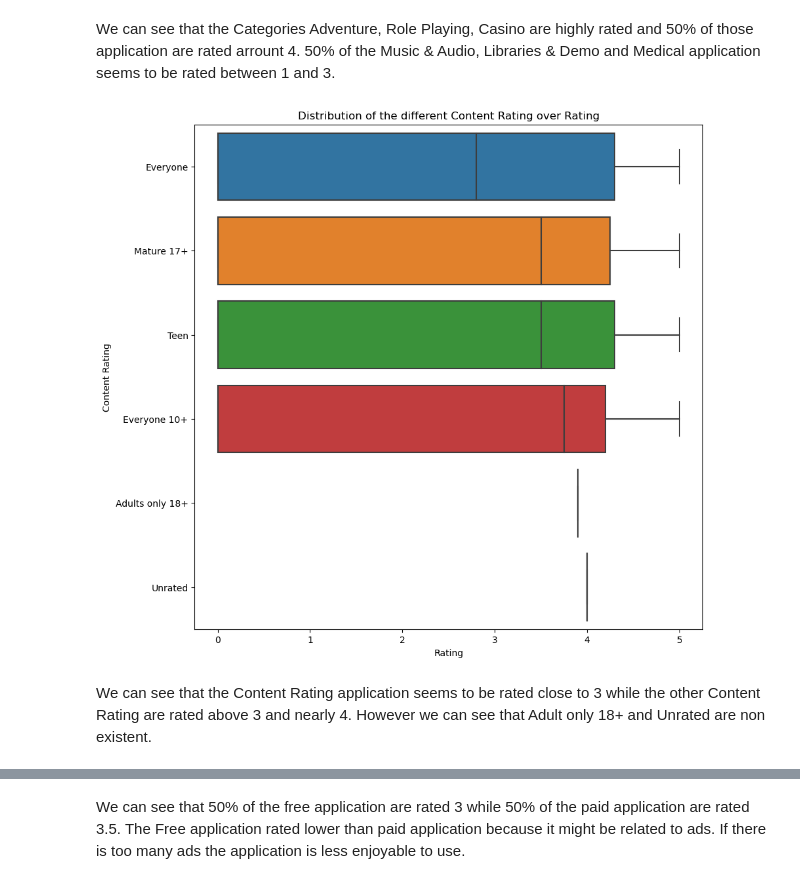
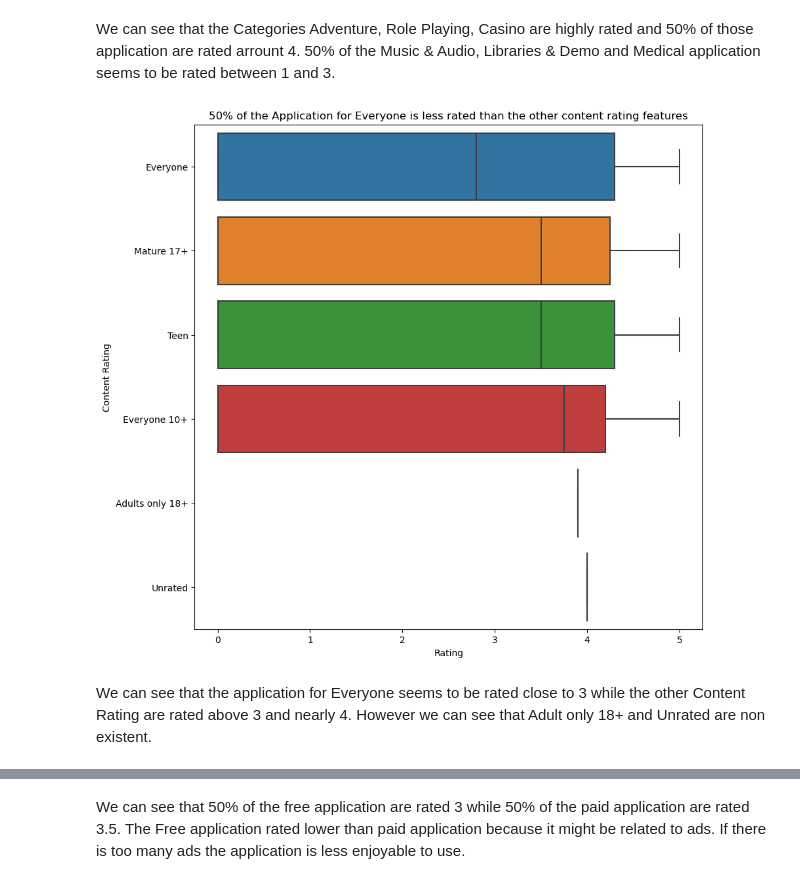
Before and after one commit to LouLan99/User-Rating-Prediction-Model, a Jupyter notebook: notebooks/02-eda.ipynb, the cells around one changed output, grey strips where cells are left out. Drawn from its saved outputs; the diff is of its cells as text; code cells hidden in the pictures.

```diff
--- a/notebooks/02-eda.ipynb
+++ b/notebooks/02-eda.ipynb
@@ -170,12 +184,12 @@ We can see that the Categories Adventure, Role Playing, Casino are highly rated
 # %%
 plt.figure(figsize = (10, 10))
 sns.boxplot(data = df_clean, x= 'Rating', y= 'Content Rating')
-plt.title('Distribution of the different Content Rating over Rating')
+plt.title('50% of the Application for Everyone is less rated than the other content rating features')
 plt.show()
 # %% [output]
-[figure, old version]
+[figure, new version]
 # %% [markdown]
-We can see that the Content Rating application seems to be rated close to 3 while the other Content Rating are rated above 3 and nearly 4.
+We can see that the application for Everyone seems to be rated close to 3 while the other Content Rating are rated above 3 and nearly 4.
 However we can see that Adult only 18+ and Unrated are non existent.
 # %%
 plt.figure(figsize = (10, 10))
```
Also changed, not shown: parts of 15 cells of this notebook.
